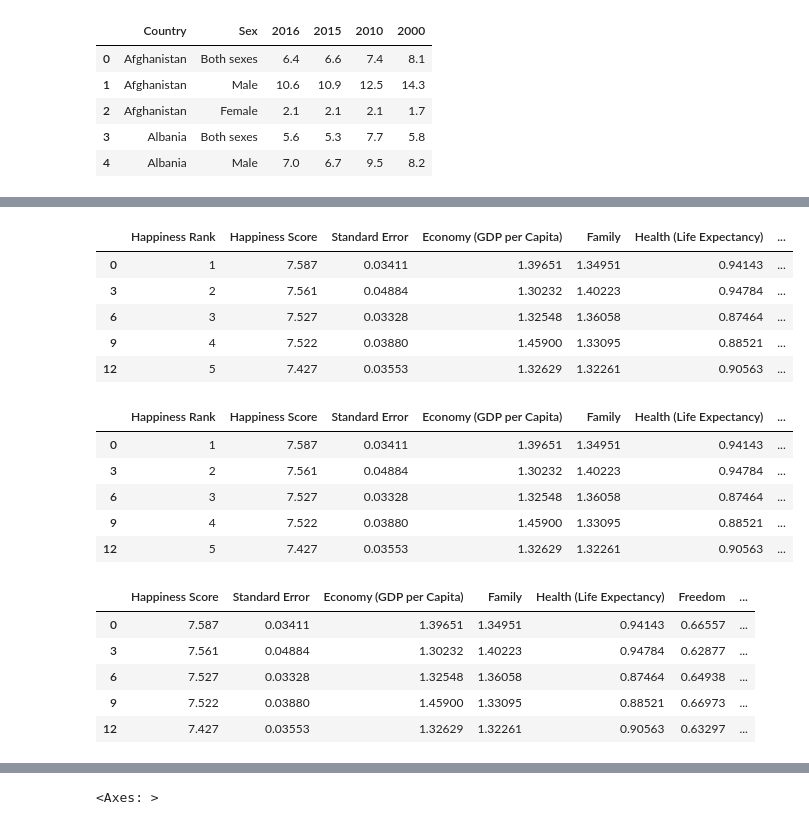
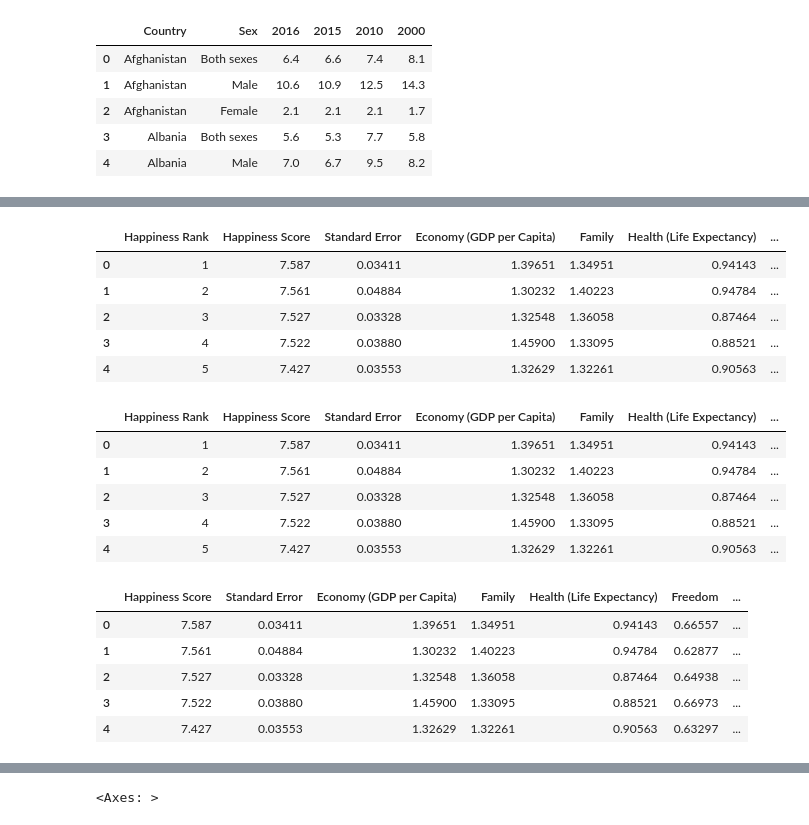
Before and after one commit to vcantrell1009/Final-Project, a Jupyter notebook: VC code/finalproject.ipynb, the cells around one changed output, grey strips where cells are left out. Cells and saved outputs as stored; diff of their text form; code cells hidden in the pictures.

```diff
--- a/VC code/finalproject.ipynb
+++ b/VC code/finalproject.ipynb
@@ -798,0 +771,6 @@ age.head()
+# %%
+age3 = age2.drop('2016', axis=1)
+# %%
+age4 = age3.drop('2010', axis=1)
+# %%
+age5 = age4.drop('2000', axis=1)
@@ -799,5 +786,5 @@ age.head()
 # %%
-hapage15 = pd.merge(happy2015, age, on='Country')
+hapage15 = pd.merge(happy2015, age5, on='Country')
 # %%
 hapage15.head()
 # %% [output]
@@ -822,10 +801,10 @@ hapage156 = hapage155[hapage155["Sex"].str.contains(" Both sexes")]
 # %%
-hapage156.head()
+hapage152.head()
 # %% [output]
 |  | Happiness Rank | Happiness Score | Standard Error | Economy (GDP per Capita) | Family | Health (Life Expectancy) | ... |
 | 0 | 1 | 7.587 | 0.03411 | 1.39651 | 1.34951 | 0.94143 | ... |
-| 3 | 2 | 7.561 | 0.04884 | 1.30232 | 1.40223 | 0.94784 | ... |
-| 6 | 3 | 7.527 | 0.03328 | 1.32548 | 1.36058 | 0.87464 | ... |
-| 9 | 4 | 7.522 | 0.03880 | 1.45900 | 1.33095 | 0.88521 | ... |
-| 12 | 5 | 7.427 | 0.03553 | 1.32629 | 1.32261 | 0.90563 | ... |
+| 1 | 2 | 7.561 | 0.04884 | 1.30232 | 1.40223 | 0.94784 | ... |
+| 2 | 3 | 7.527 | 0.03328 | 1.32548 | 1.36058 | 0.87464 | ... |
+| 3 | 4 | 7.522 | 0.03880 | 1.45900 | 1.33095 | 0.88521 | ... |
+| 4 | 5 | 7.427 | 0.03553 | 1.32629 | 1.32261 | 0.90563 | ... |
 # %%
@@ -833,10 +812,10 @@ hapage157= hapage156.drop('Sex', axis=1)
 # %%
-hapage157.head()
+hapage153.head()
 # %% [output]
 |  | Happiness Rank | Happiness Score | Standard Error | Economy (GDP per Capita) | Family | Health (Life Expectancy) | ... |
 | 0 | 1 | 7.587 | 0.03411 | 1.39651 | 1.34951 | 0.94143 | ... |
-| 3 | 2 | 7.561 | 0.04884 | 1.30232 | 1.40223 | 0.94784 | ... |
-| 6 | 3 | 7.527 | 0.03328 | 1.32548 | 1.36058 | 0.87464 | ... |
-| 9 | 4 | 7.522 | 0.03880 | 1.45900 | 1.33095 | 0.88521 | ... |
-| 12 | 5 | 7.427 | 0.03553 | 1.32629 | 1.32261 | 0.90563 | ... |
+| 1 | 2 | 7.561 | 0.04884 | 1.30232 | 1.40223 | 0.94784 | ... |
+| 2 | 3 | 7.527 | 0.03328 | 1.32548 | 1.36058 | 0.87464 | ... |
+| 3 | 4 | 7.522 | 0.03880 | 1.45900 | 1.33095 | 0.88521 | ... |
+| 4 | 5 | 7.427 | 0.03553 | 1.32629 | 1.32261 | 0.90563 | ... |
 # %%
@@ -844,10 +823,10 @@ hapage158= hapage157.drop('Happiness Rank',  axis=1)
 # %%
-hapage158.head()
+hapage154.head()
 # %% [output]
 |  | Happiness Score | Standard Error | Economy (GDP per Capita) | Family | Health (Life Expectancy) | Freedom | ... |
 | 0 | 7.587 | 0.03411 | 1.39651 | 1.34951 | 0.94143 | 0.66557 | ... |
-| 3 | 7.561 | 0.04884 | 1.30232 | 1.40223 | 0.94784 | 0.62877 | ... |
-| 6 | 7.527 | 0.03328 | 1.32548 | 1.36058 | 0.87464 | 0.64938 | ... |
-| 9 | 7.522 | 0.03880 | 1.45900 | 1.33095 | 0.88521 | 0.66973 | ... |
-| 12 | 7.427 | 0.03553 | 1.32629 | 1.32261 | 0.90563 | 0.63297 | ... |
+| 1 | 7.561 | 0.04884 | 1.30232 | 1.40223 | 0.94784 | 0.62877 | ... |
+| 2 | 7.527 | 0.03328 | 1.32548 | 1.36058 | 0.87464 | 0.64938 | ... |
+| 3 | 7.522 | 0.03880 | 1.45900 | 1.33095 | 0.88521 | 0.66973 | ... |
+| 4 | 7.427 | 0.03553 | 1.32629 | 1.32261 | 0.90563 | 0.63297 | ... |
 # %%
```
Also changed, not shown: parts of 63 cells of this notebook, 4 other files.
